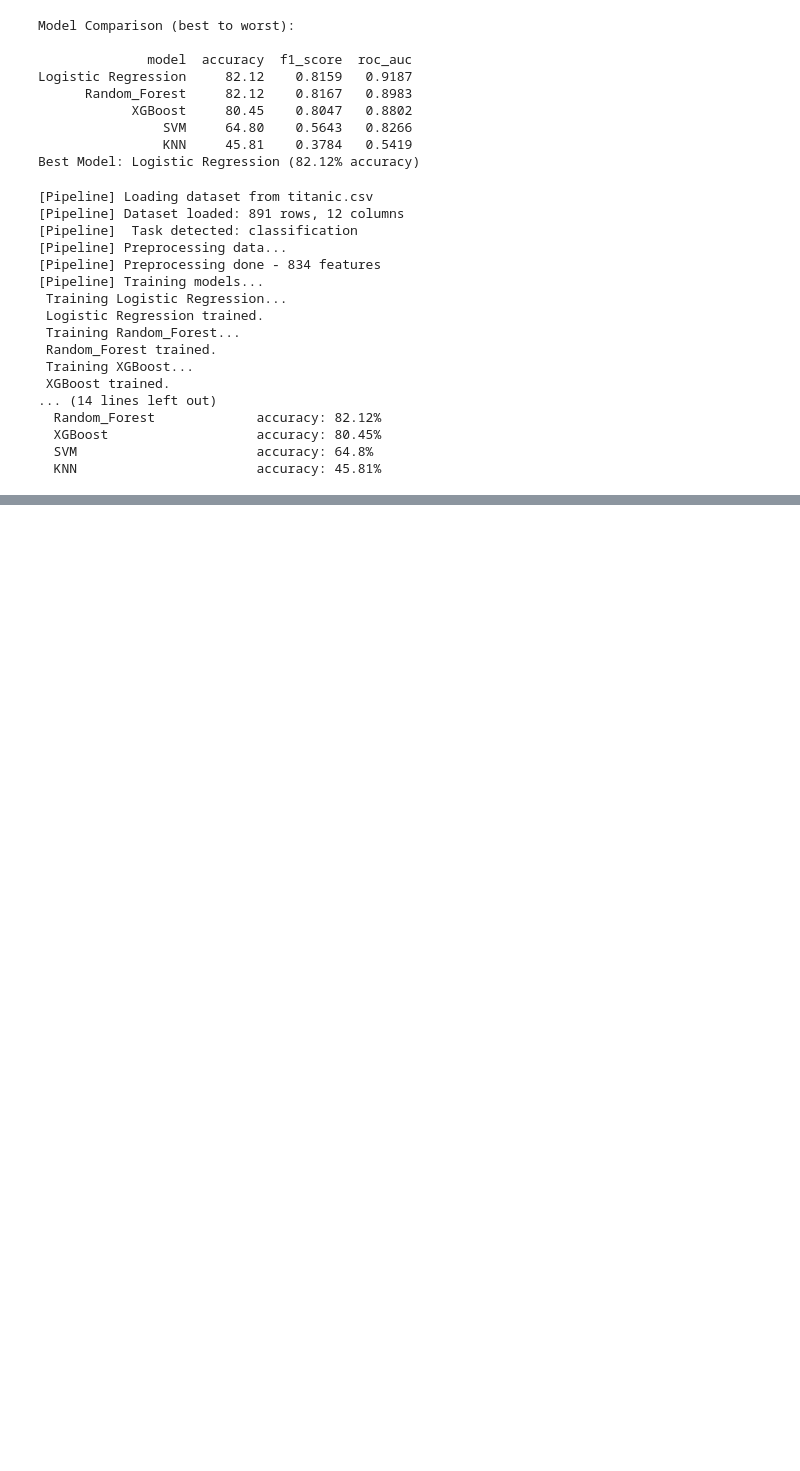
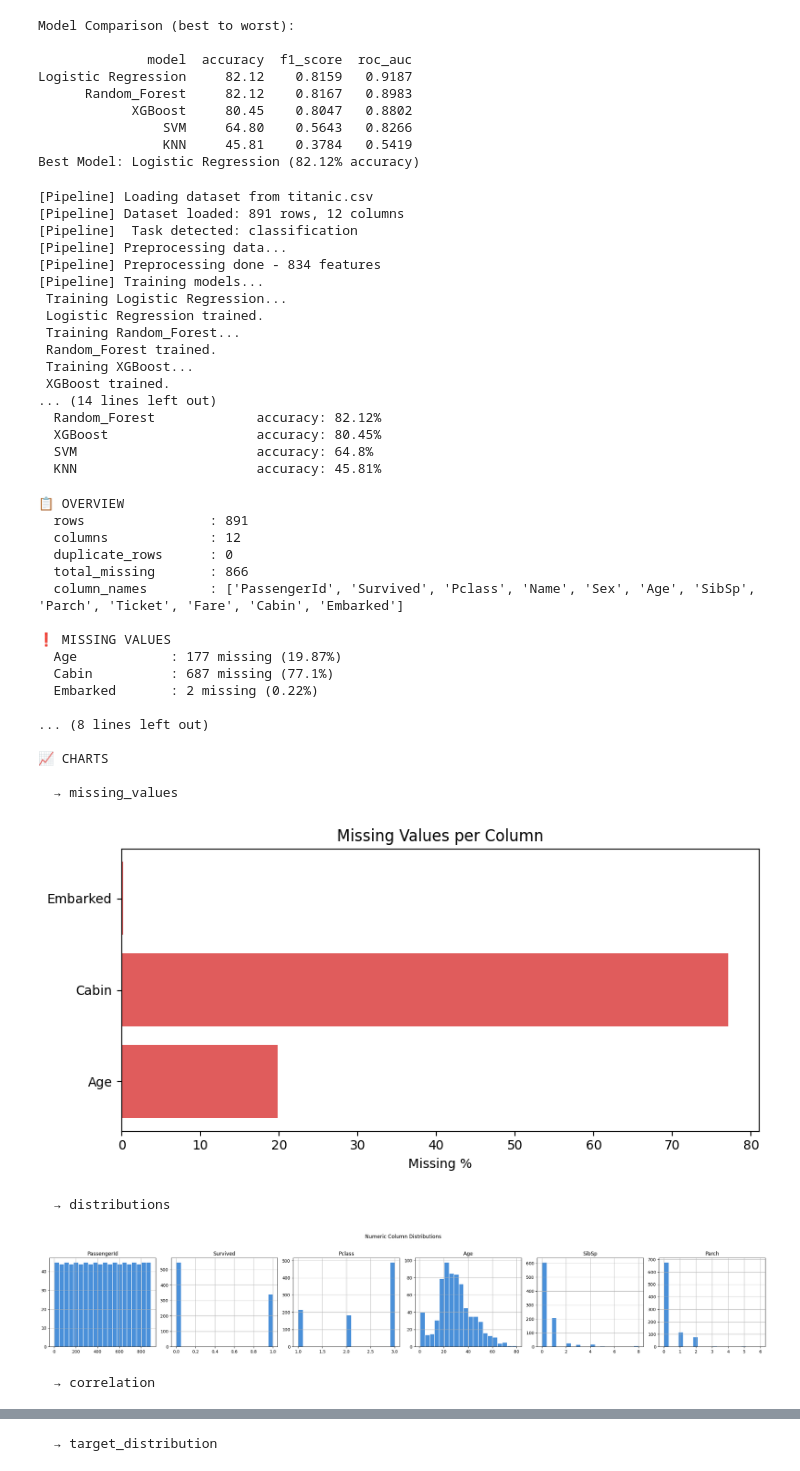
Before and after one commit to SaranshCodes/DataPilot_AI, a Jupyter notebook: ml_engine/test_preprocessor.ipynb, the cells around one changed output, grey strips where cells are left out. Saved outputs shown, nothing was run; the diff lists cells and outputs as text; code cells hidden in the pictures; blank space fills up the shorter version.

```diff
--- a/ml_engine/test_preprocessor.ipynb
+++ b/ml_engine/test_preprocessor.ipynb
@@ -133,3 +133,65 @@ for r in output['results']:
   XGBoost                   accuracy: 80.45%
   SVM                       accuracy: 64.8%
   KNN                       accuracy: 45.81%
+# %%
+import sys
+sys.path.append('..')
+from ml_engine.eda import run_eda
+import base64
+from IPython.display import Image, display
+
+# Run EDA on Titanic
+eda_result = run_eda(
+    csv_path   = '../storage/uploads/titanic.csv',
+    target_col = 'Survived'
+)
+
+# Print overview
+print("📋 OVERVIEW")
+for k, v in eda_result['overview'].items():
+    print(f"  {k:<20}: {v}")
+
+# Print missing values
+print("\n❗ MISSING VALUES")
+if eda_result['missing']:
+    for m in eda_result['missing']:
+        print(f"  {m['column']:<15}: {m['missing']} missing ({m['percentage']}%)")
+else:
+    print("  No missing values!")
+
+# Print numeric stats
+print("\n📊 NUMERIC STATS")
+for s in eda_result['stats']:
+    print(f"  {s['column']:<15} mean={s['mean']}  median={s['median']}  min={s['min']}  max={s['max']}")
+
+# Display all charts inline in the notebook
+print("\n📈 CHARTS")
+for chart_name, b64 in eda_result['charts'].items():
+    print(f"\n  → {chart_name}")
+    if isinstance(b64, str):
+        img_bytes = base64.b64decode(b64.encode('utf-8'))
+        display(Image(data=img_bytes))
+    else:
+        print(f"  skipping {chart_name} — not a valid string")
+# %% [output]
+📋 OVERVIEW
+  rows                : 891
+  columns             : 12
+  duplicate_rows      : 0
+  total_missing       : 866
+  column_names        : ['PassengerId', 'Survived', 'Pclass', 'Name', 'Sex', 'Age', 'SibSp', 'Parch', 'Ticket', 'Fare', 'Cabin', 'Embarked']
+
+❗ MISSING VALUES
+  Age            : 177 missing (19.87%)
+  Cabin          : 687 missing (77.1%)
+  Embarked       : 2 missing (0.22%)
+
+... (8 lines left out)
+
+📈 CHARTS
+
+  → missing_values
+[figure, added]
+  → distributions
+[figure, added]
+  → correlation
@@ -135,0 +199 @@ for r in output['results']:
+  → target_distribution
```
Also changed, not shown: parts of 1 cell of this notebook, 1 other file.
